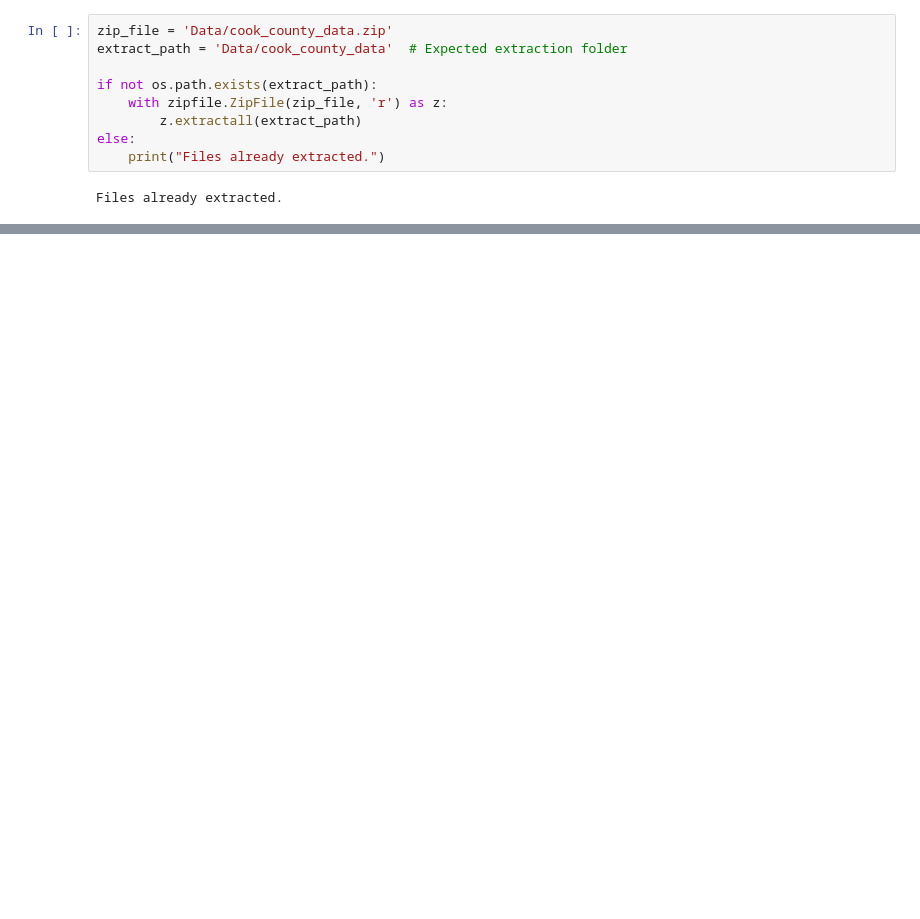
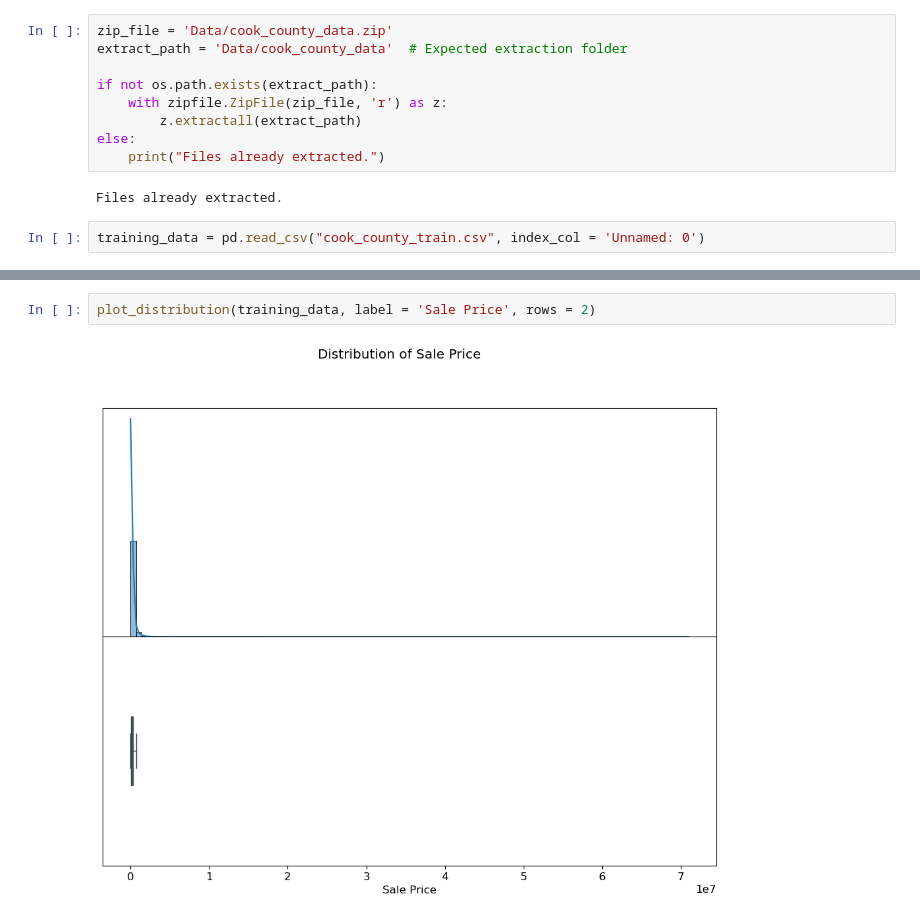
Before and after one commit to ivanyun321/housing-price-predictor, a Jupyter notebook: Exploratory_data_analysis.ipynb, the cells around one changed output, grey strips where cells are left out. Saved outputs shown, nothing was run; the diff lists cells and outputs as text; blank space fills up the shorter version.

```diff
--- a/Exploratory_data_analysis.ipynb
+++ b/Exploratory_data_analysis.ipynb
@@ -34,3 +25,5 @@ else:
     print("Files already extracted.")
 # %% [output]
 Files already extracted.
+# %%
+training_data = pd.read_csv("cook_county_train.csv", index_col = 'Unnamed: 0')
@@ -36,0 +62,4 @@ Files already extracted.
+# %%
+plot_distribution(training_data, label = 'Sale Price', rows = 2)
+# %% [output]
+[figure, added]
```
Also changed, not shown: parts of 20 cells of this notebook, 4 other files.
